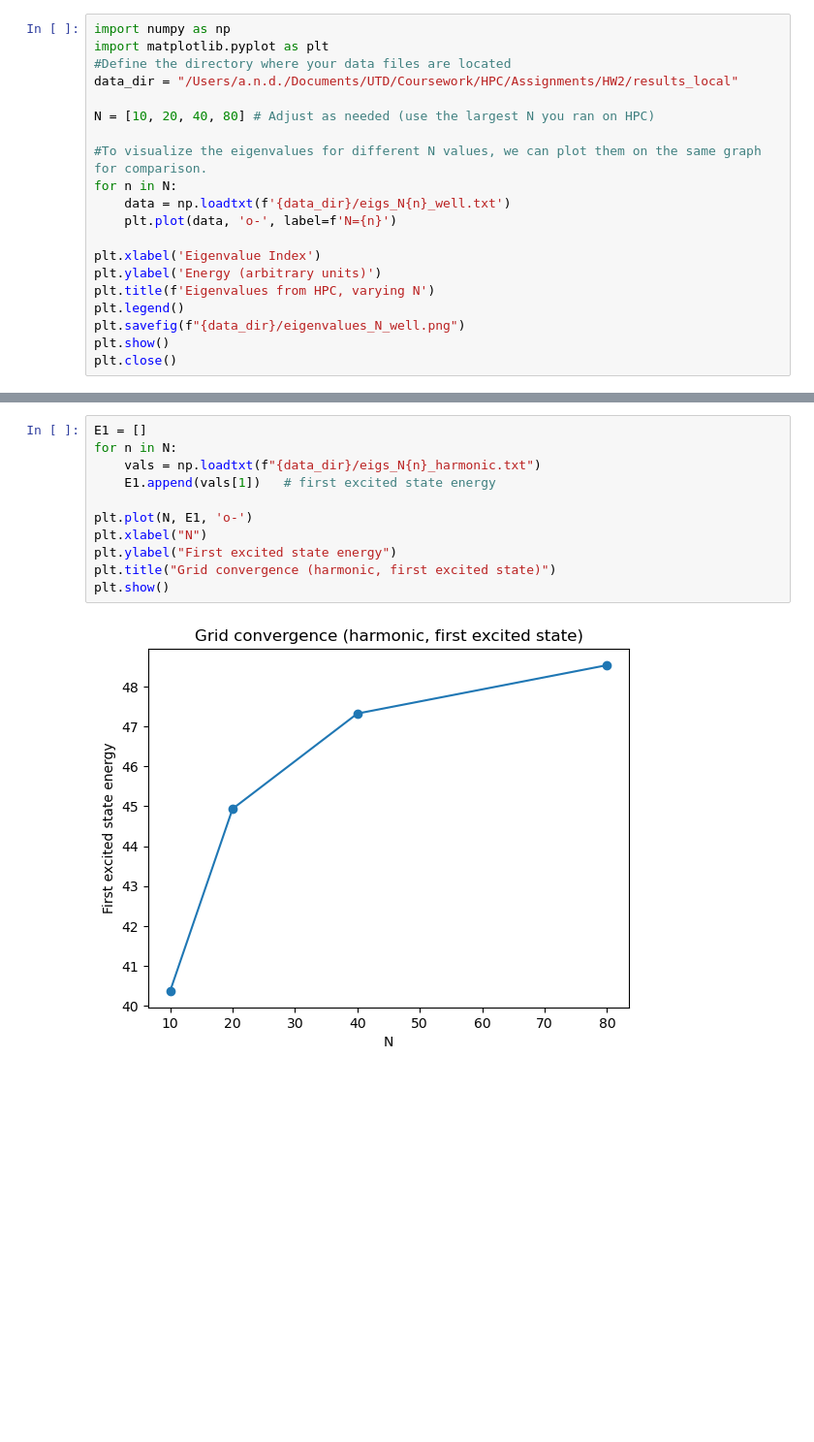
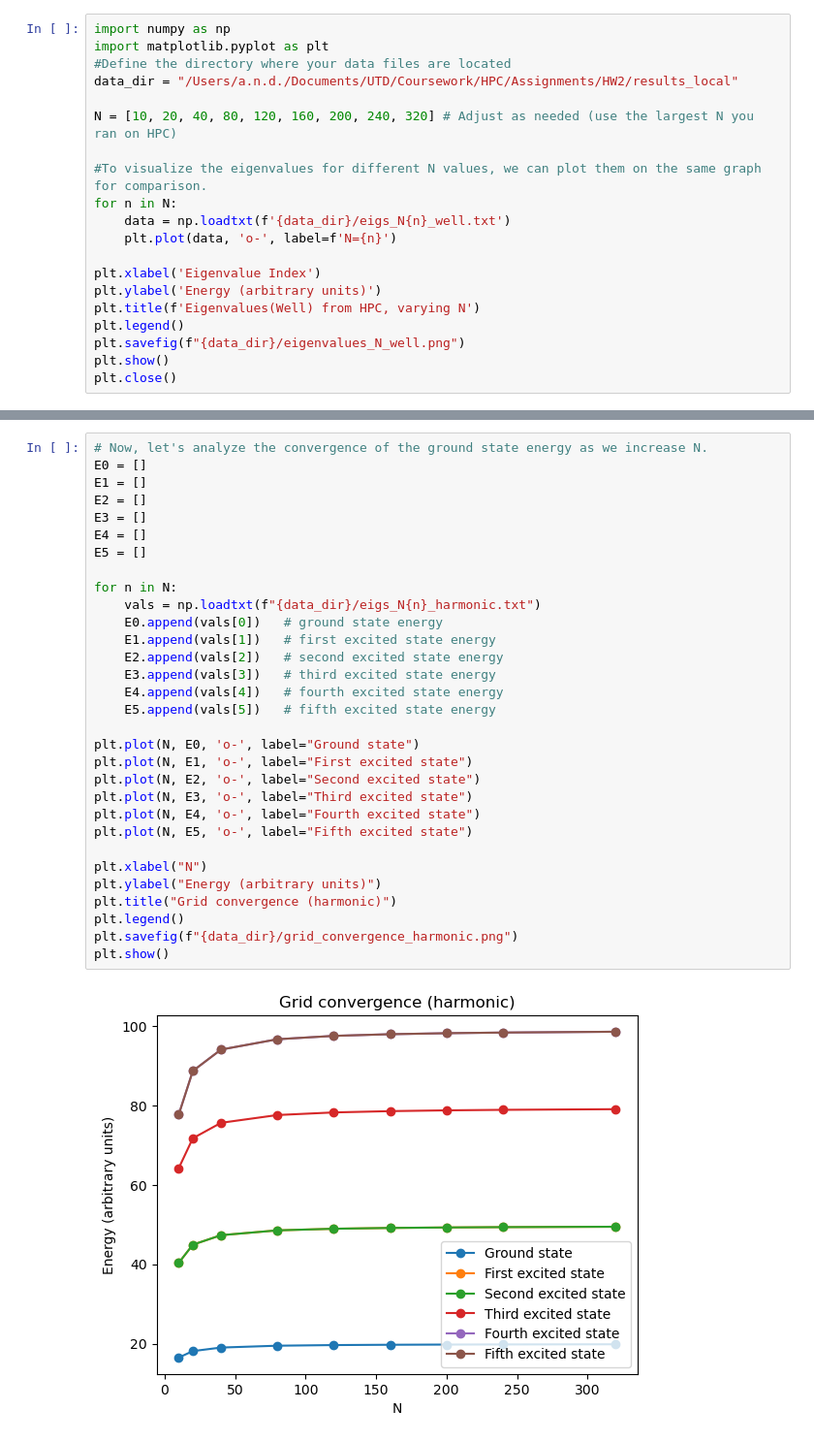
Before and after one commit to desaiamogh31/utd-hpc-course-repo, a Jupyter notebook: hw2/src/analysis.ipynb, the cells around one changed output, grey strips where cells are left out. Shown at 97% size. Saved outputs shown, nothing was run; the diff lists cells and outputs as text; blank space fills up the shorter version.

```diff
--- a/hw2/src/analysis.ipynb
+++ b/hw2/src/analysis.ipynb
@@ -4,7 +4,7 @@ import matplotlib.pyplot as plt
 #Define the directory where your data files are located
 data_dir = "/Users/a.n.d./Documents/UTD/Coursework/HPC/Assignments/HW2/results_local"
 
-N = [10, 20, 40, 80] # Adjust as needed (use the largest N you ran on HPC)
+N = [10, 20, 40, 80, 120, 160, 200, 240, 320] # Adjust as needed (use the largest N you ran on HPC)
 
 #To visualize the eigenvalues for different N values, we can plot them on the same graph for comparison.
 for n in N:
@@ -13,7 +13,7 @@ for n in N:
 
 plt.xlabel('Eigenvalue Index')
 plt.ylabel('Energy (arbitrary units)')
-plt.title(f'Eigenvalues from HPC, varying N')
+plt.title(f'Eigenvalues(Well) from HPC, varying N')
 plt.legend()
 plt.savefig(f"{data_dir}/eigenvalues_N_well.png")
 plt.show()
@@ -69,13 +86,33 @@ plt.show()
 # %%
+# Now, let's analyze the convergence of the ground state energy as we increase N.
+E0 = []
 E1 = []
+E2 = []
+E3 = []
+E4 = []
+E5 = []
+
 for n in N:
     vals = np.loadtxt(f"{data_dir}/eigs_N{n}_harmonic.txt")
+    E0.append(vals[0])   # ground state energy
     E1.append(vals[1])   # first excited state energy
+    E2.append(vals[2])   # second excited state energy
+    E3.append(vals[3])   # third excited state energy
+    E4.append(vals[4])   # fourth excited state energy
+    E5.append(vals[5])   # fifth excited state energy
 
-plt.plot(N, E1, 'o-')
+plt.plot(N, E0, 'o-', label="Ground state")
+plt.plot(N, E1, 'o-', label="First excited state")
+plt.plot(N, E2, 'o-', label="Second excited state")
+plt.plot(N, E3, 'o-', label="Third excited state")
+plt.plot(N, E4, 'o-', label="Fourth excited state")
+plt.plot(N, E5, 'o-', label="Fifth excited state")
+
 plt.xlabel("N")
-plt.ylabel("First excited state energy")
-plt.title("Grid convergence (harmonic, first excited state)")
+plt.ylabel("Energy (arbitrary units)")
+plt.title("Grid convergence (harmonic)")
+plt.legend()
+plt.savefig(f"{data_dir}/grid_convergence_harmonic.png")
 plt.show()
 # %% [output]
-[figure, old version]
+[figure, new version]
```
Also changed, not shown: parts of 7 cells of this notebook, 4 other files.
